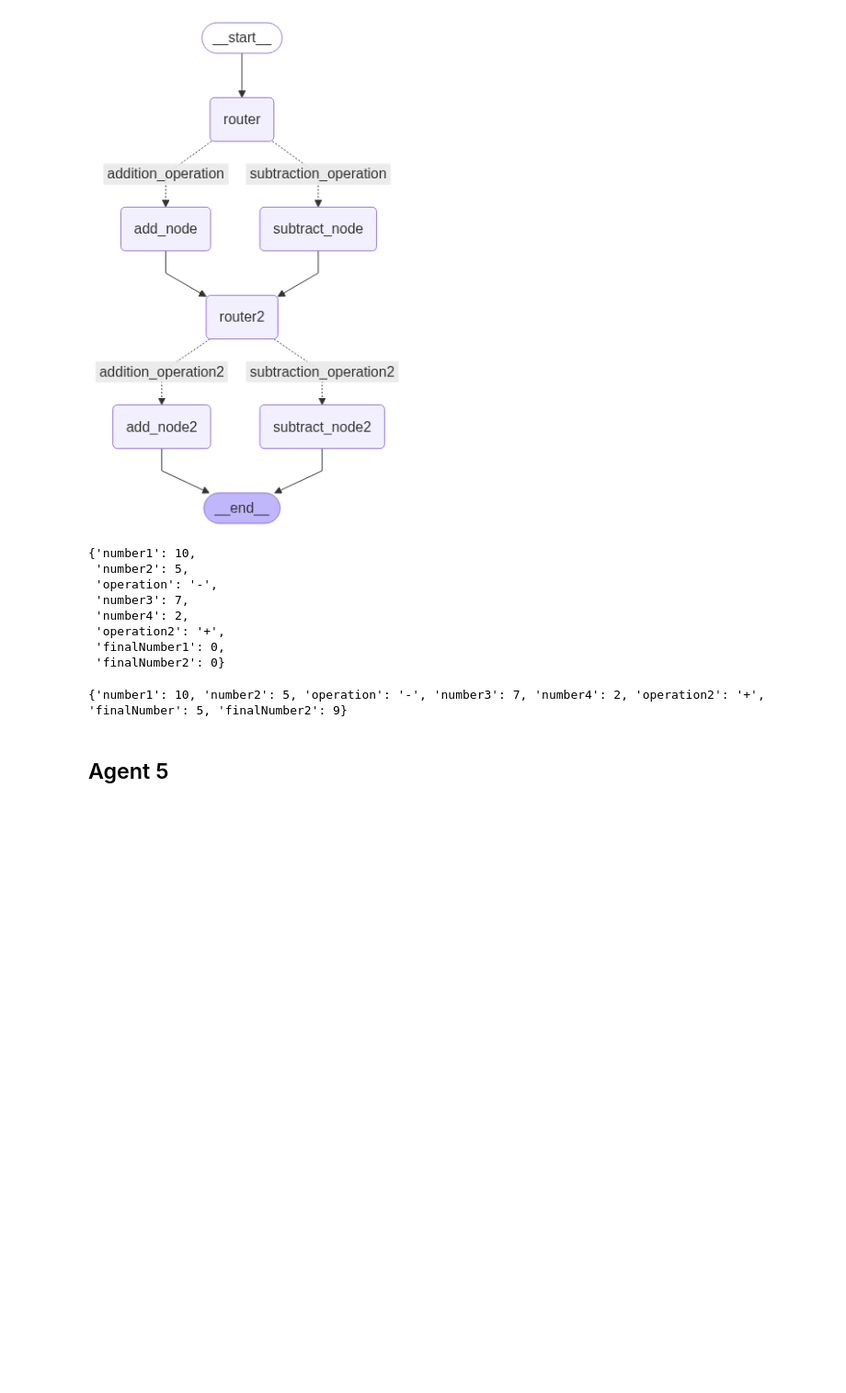
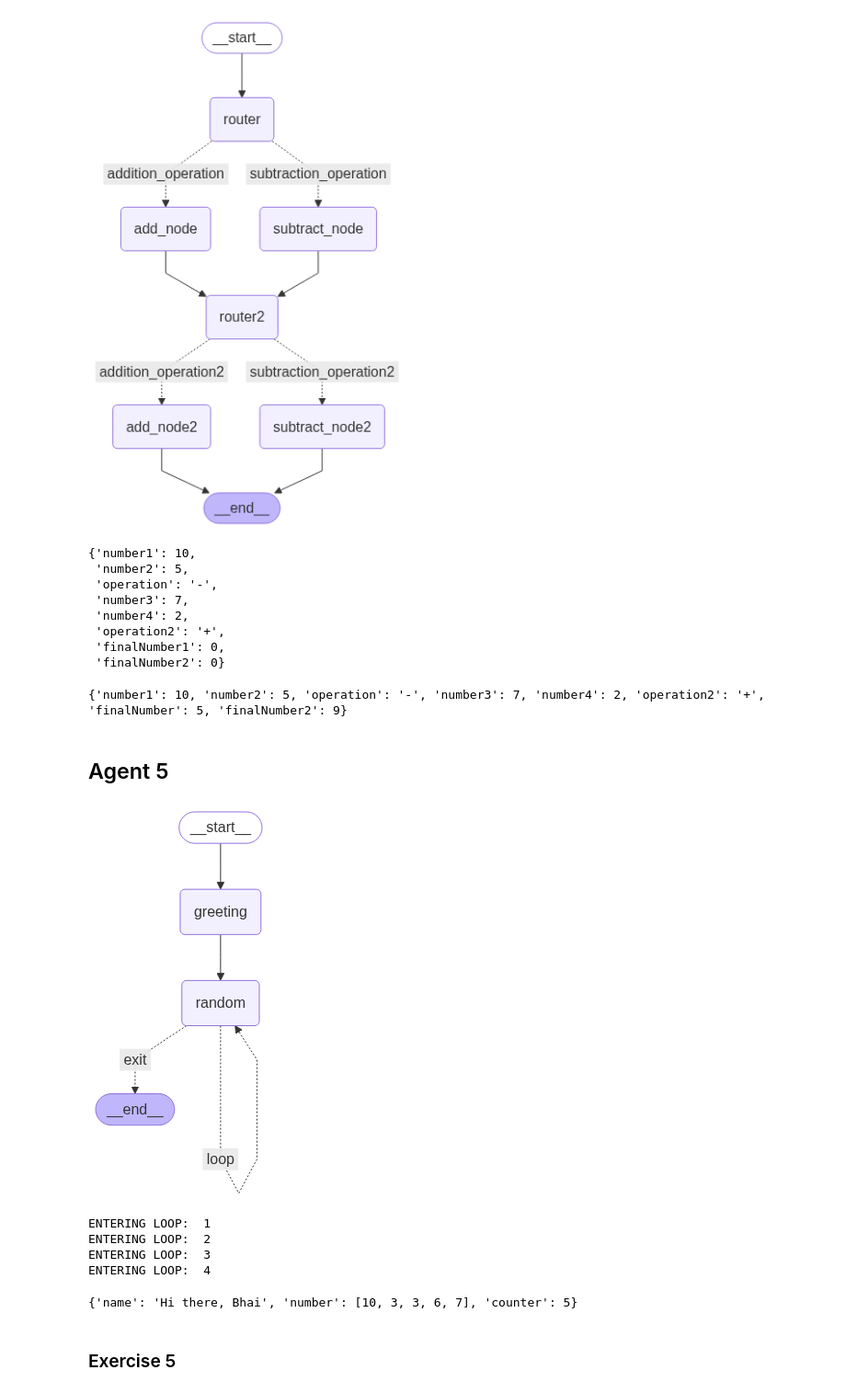
Before and after one commit to vivekgattadi/LangGraph, a Jupyter notebook: playAround.ipynb, the cells around one changed output. Shown: that part at 92% size. Cells and saved outputs as stored; diff of their text form; code cells hidden in the pictures; blank space fills up the shorter version.

Commit message:
Done with Normal Agents

```diff
--- a/playAround.ipynb
+++ b/playAround.ipynb
@@ -450,0 +460,54 @@ print(app.invoke(initial_state))
+# %%
+def greeting_node(state: AgentState) -> AgentState:
+    """Greeting Node which says hi to the person"""
+    state['name'] = f'Hi there, {state['name']}'
+    state['counter'] = 0
+
+    return state
+
+def random_node(state: AgentState) -> AgentState:
+    "Generates a random number from 0 to 10"
+    state['number'].append(random.randint(0, 10))
+    state['counter'] += 1
+
+    return state
+
+def should_continue(state: AgentState) -> AgentState:
+    "Function to decide what to do next"
+    if state['counter'] < 5:
+        print("ENTERING LOOP: ", state['counter'])
+        return "loop"
+    else:
+        return "exit"
+# %%
+graph = StateGraph(AgentState)
+
+graph.add_node("greeting", greeting_node)
+graph.add_node("random", random_node)
+graph.add_edge("greeting", "random")
+
+graph.add_conditional_edges(
+    "random",
+    should_continue,
+    {
+        "loop": "random",
+        "exit": END
+    }
+)
+
+graph.set_entry_point("greeting")
+app = graph.compile()
+# %%
+display(Image(app.get_graph().draw_mermaid_png()))
+# %% [output]
+[figure, added]
+# %%
+app.invoke({"name": "Bhai", "number": []})
+# %% [output]
+ENTERING LOOP:  1
+ENTERING LOOP:  2
+ENTERING LOOP:  3
+ENTERING LOOP:  4
+{'name': 'Hi there, Bhai', 'number': [10, 3, 3, 6, 7], 'counter': 5}
+# %% [markdown]
+### Exercise 5
```
Also changed, not shown: parts of 7 cells of this notebook.
